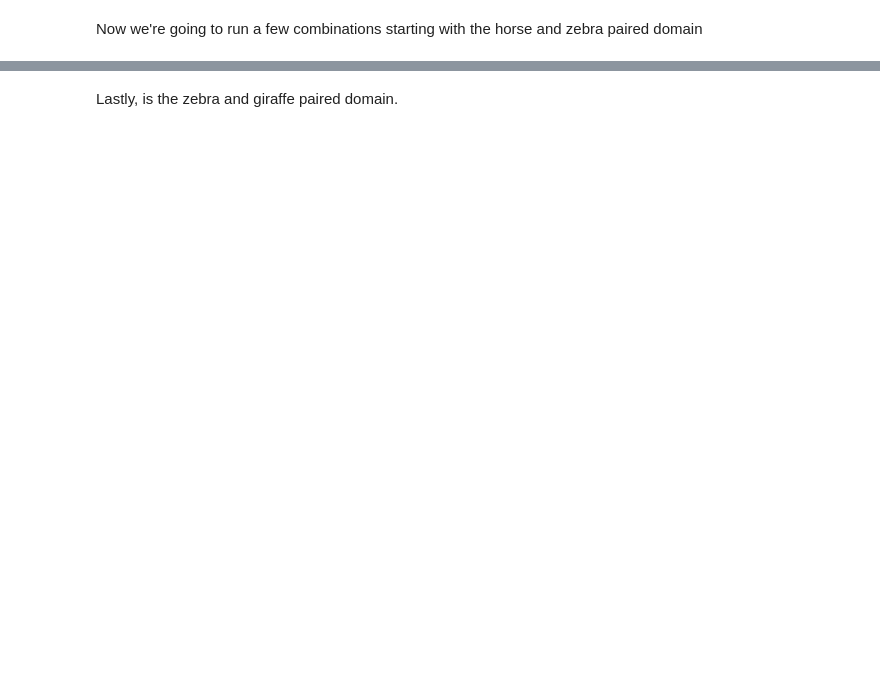
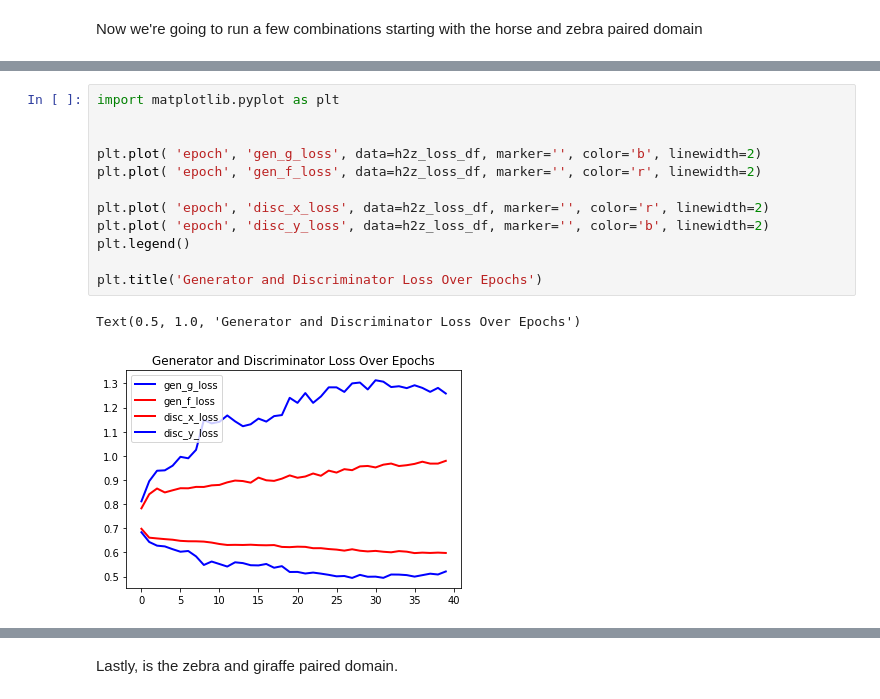
Before and after one commit to westontscott/Capstone-Projects, a Jupyter notebook: Animal2Aminal Style Transfer/Animal2Animal_Style_Transfer.ipynb, the cells around one changed output, grey strips where cells are left out. Cells and saved outputs as stored; diff of their text form; blank space fills up the shorter version.

```diff
--- a/Animal2Aminal Style Transfer/Animal2Animal_Style_Transfer.ipynb
+++ b/Animal2Aminal Style Transfer/Animal2Animal_Style_Transfer.ipynb
@@ -479,0 +602,15 @@ Now we're going to run a few combinations starting with the  horse and zebra pai
+# %%
+import matplotlib.pyplot as plt
+
+
+plt.plot( 'epoch', 'gen_g_loss', data=h2z_loss_df, marker='', color='b', linewidth=2)
+plt.plot( 'epoch', 'gen_f_loss', data=h2z_loss_df, marker='', color='r', linewidth=2)
+
+plt.plot( 'epoch', 'disc_x_loss', data=h2z_loss_df, marker='', color='r', linewidth=2)
+plt.plot( 'epoch', 'disc_y_loss', data=h2z_loss_df, marker='', color='b', linewidth=2)
+plt.legend()
+
+plt.title('Generator and Discriminator Loss Over Epochs')
+# %% [output]
+Text(0.5, 1.0, 'Generator and Discriminator Loss Over Epochs')
+[figure, added]
```
Also changed, not shown: parts of 39 cells of this notebook.
